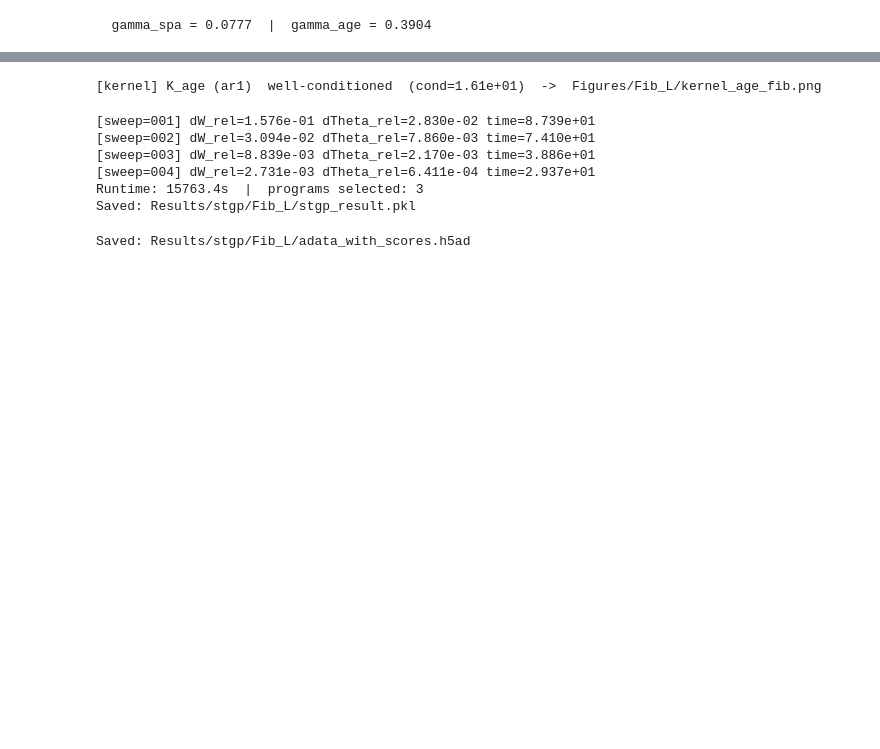
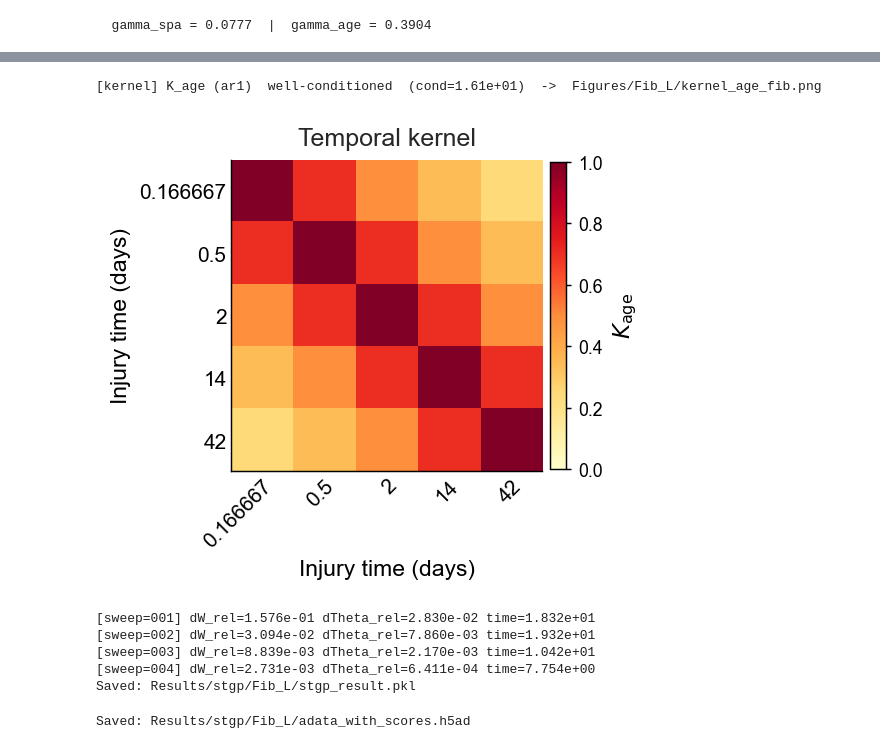
Before and after one commit to YangLabHKUST/stGP, a Jupyter notebook: RealData_MouseKidneyXenium/fibroblast_L.ipynb, the cells around one changed output, grey strips where cells are left out. Saved outputs shown, nothing was run; the diff lists cells and outputs as text; code cells hidden in the pictures; blank space fills up the shorter version.

```diff
--- a/RealData_MouseKidneyXenium/fibroblast_L.ipynb
+++ b/RealData_MouseKidneyXenium/fibroblast_L.ipynb
@@ -116,32 +86,28 @@ fig = plot_spatial_kernel_corr_combined(
 # %%
 from plots import plot_kernel_age
 fig = plot_kernel_age(
     K_age, ages, uniq_groups = "ident",
     kernel_type="ar1", celltype="fib",
     fig_dir=FIGURES_DIR,
 )
-fig
 # %% [output]
 [kernel] K_age (ar1)  well-conditioned  (cond=1.61e+01)  ->  Figures/Fib_L/kernel_age_fib.png
+[figure, added]
 # %%
-t0 = time.perf_counter()
 res = fit_pfactor(
     Y_list=Y_list, Nlist=nlist, K_age=K_age, Kspa_list=K_spa_list,
     p=3, k=15, inner_rank1_tol=1e-4, random_state=0, verbose=1,
 )
-print(f"Runtime: {time.perf_counter() - t0:.1f}s  |  programs selected: {res['W'].shape[0]}")
 
-# ── Save results ─────────────────────────────────────────────────────────
 res["gamma_age"] = gamma_age; res["gamma_spa"] = gamma_spa
 with open(PKL_PATH, "wb") as f:
     pickle.dump(res, f)
 print(f"Saved: {PKL_PATH}")
 # %% [output]
-[sweep=001] dW_rel=1.576e-01 dTheta_rel=2.830e-02 time=8.739e+01
-[sweep=002] dW_rel=3.094e-02 dTheta_rel=7.860e-03 time=7.410e+01
-[sweep=003] dW_rel=8.839e-03 dTheta_rel=2.170e-03 time=3.886e+01
-[sweep=004] dW_rel=2.731e-03 dTheta_rel=6.411e-04 time=2.937e+01
-Runtime: 15763.4s  |  programs selected: 3
+[sweep=001] dW_rel=1.576e-01 dTheta_rel=2.830e-02 time=1.832e+01
+[sweep=002] dW_rel=3.094e-02 dTheta_rel=7.860e-03 time=1.932e+01
+[sweep=003] dW_rel=8.839e-03 dTheta_rel=2.170e-03 time=1.042e+01
+[sweep=004] dW_rel=2.731e-03 dTheta_rel=6.411e-04 time=7.754e+00
 Saved: Results/stgp/Fib_L/stgp_result.pkl
 # %%
 # ── Attach scores to AnnData & save ─────────────────────────────────────────
```
Also changed, not shown: parts of 10 cells of this notebook, 9 other files.
